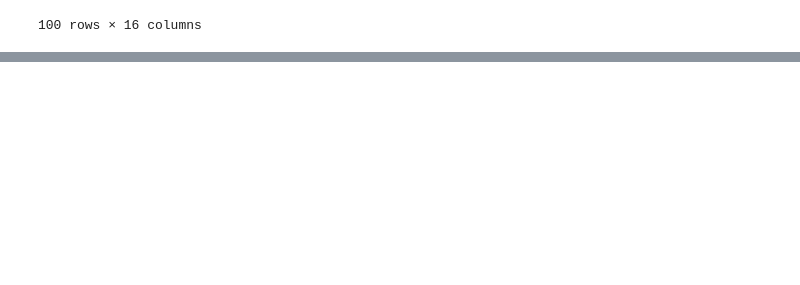
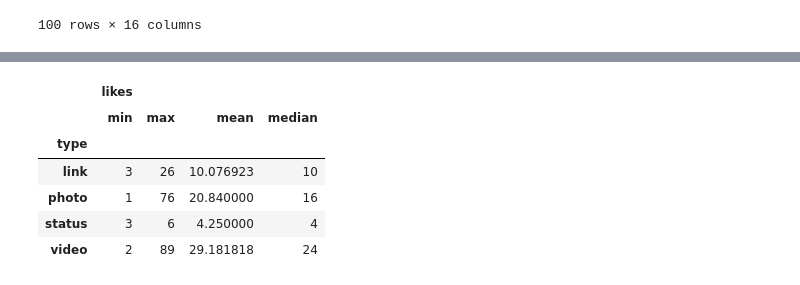
Before and after one commit to Libardo1/inteligencia_artificial_colaboratory, a Jupyter notebook: Ficheros.ipynb, the cells around one changed output, grey strips where cells are left out. Drawn from its saved outputs; the diff is of its cells as text; code cells hidden in the pictures; blank space fills up the shorter version.

```diff
--- a/Ficheros.ipynb
+++ b/Ficheros.ipynb
@@ -99,0 +101,17 @@ display(df.head(3))
+# %%
+df.rename(columns={'shares/count':'shares',
+'reactions/summary/total_count':'reactions',
+                        'likes/summary/total_count':'likes', 'comments/summary/total_count':'comments'}
+               ,  inplace=True)
+# %%
+%matplotlib inline
+display(df.groupby(['type']).agg({'likes': ['min', 'max', 'mean', 'median']}))
+df.groupby(['type']).agg({'likes': ['min', 'max', 'mean', 'median']}).plot()
+# %% [output]
+|  | likes |  |  |  |
+|  | min | max | mean | median |
+| type |  |  |  |  |
+| link | 3 | 26 | 10.076923 | 10 |
+| photo | 1 | 76 | 20.840000 | 16 |
+| status | 3 | 6 | 4.250000 | 4 |
+| video | 2 | 89 | 29.181818 | 24 |
```
Also changed, not shown: parts of 2 cells of this notebook.
